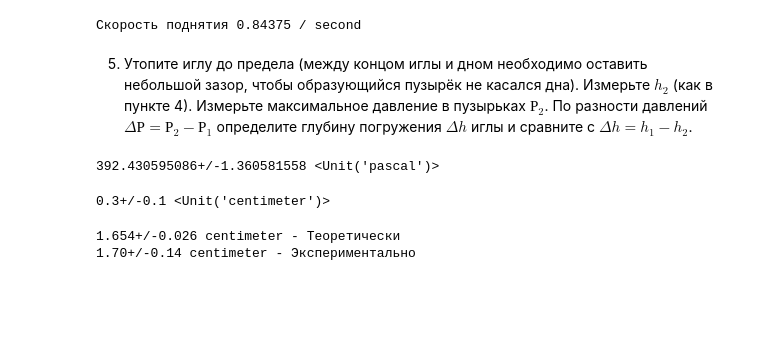
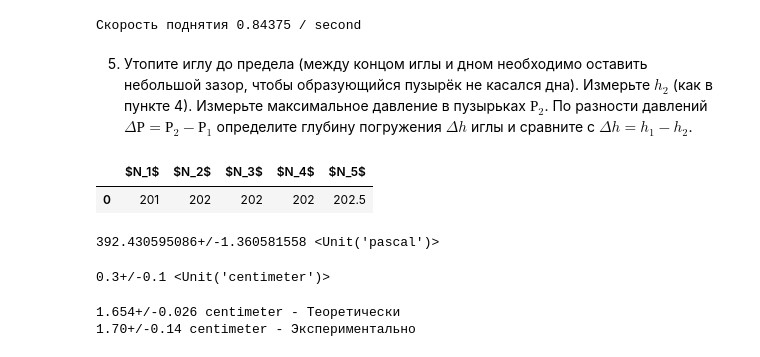
Before and after one commit to MichaelShulga/labs-mipt, a Jupyter notebook: 2.5.1/main.ipynb, the cells around one changed output. Cells and saved outputs as stored; diff of their text form; code cells hidden in the pictures; blank space fills up the shorter version.

Commit message:
устранение зависимости ipynb от xlsx

```diff
--- a/2.5.1/main.ipynb
+++ b/2.5.1/main.ipynb
@@ -82,12 +82,18 @@ print("Скорость поднятия", (119 - 105.5) / 16 / ureg.s)
 Скорость поднятия 0.84375 / second
 # %% [markdown]
 5. Утопите иглу до предела (между концом иглы и дном необходимо оставить небольшой зазор, чтобы образующийся пузырёк не касался дна). Измерьте $h_2$ (как в пункте 4). Измерьте максимальное давление в пузырьках $Р_2$. По разности давлений $\Delta Р = Р_2 - Р_1$ определите глубину погружения $\Delta h$ иглы и сравните с $\Delta h = h_1 - h_2$.
-# %%
-N2_data = np.array([201, 202, 202, 202, 202.5])
-P2 = get_dP(N2_data)
-P2
-# %% [output]
-392.430595086+/-1.360581558 <Unit('pascal')>
+# %%
+N2_data = pd.read_excel('main.xlsx', sheet_name="P2")
+N2_data.to_latex(buf="table_bottom.tex", index=False, header=False, float_format="%.1f")
+N2_data
+# %% [output]
+|  | $N_1$ | $N_2$ | $N_3$ | $N_4$ | $N_5$ |
+| 0 | 201 | 202 | 202 | 202 | 202.5 |
+# %%
+P2 = get_dP(N2_data.to_numpy())
+P2
+# %% [output]
+392.430595086+/-1.360581558 <Unit('pascal')>
 # %%
 h2 = ufloat(0.3, 0.1) * ureg.cm
 h2
```
Also changed, not shown: 3 other files.
